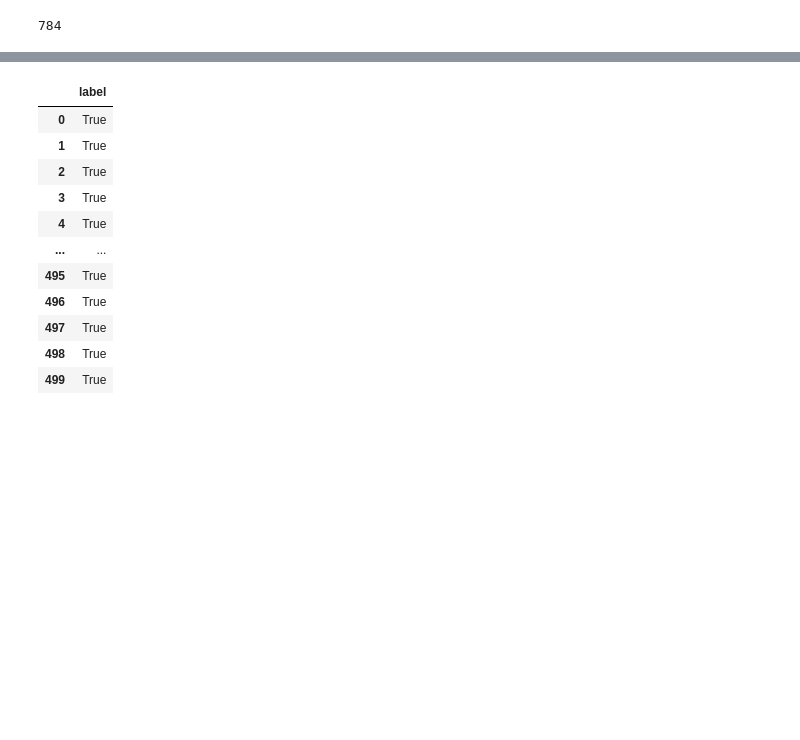
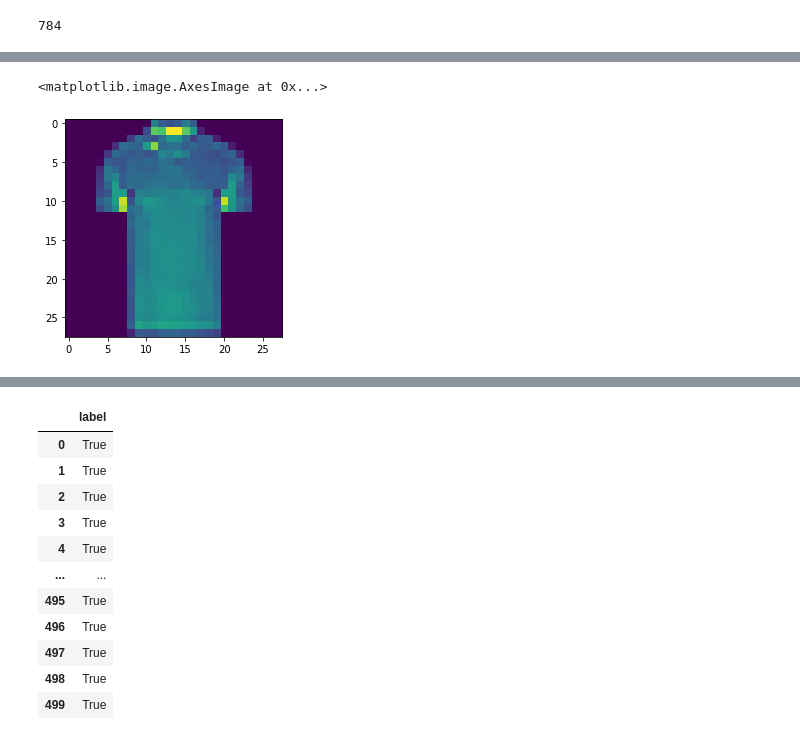
Before and after one commit to iQuHACK/2023_IonQ_Remote, a Jupyter notebook: part1_with_pca.ipynb, the cells around one changed output, grey strips where cells are left out. Saved outputs shown, nothing was run; the diff lists cells and outputs as text; code cells hidden in the pictures; blank space fills up the shorter version.

```diff
--- a/part1_with_pca.ipynb
+++ b/part1_with_pca.ipynb
@@ -400,0 +445,5 @@ print(f*(0.999**gatecount))
+# %%
+plt.imshow(images[max_iter])
+# %% [output]
+<matplotlib.image.AxesImage at 0x...>
+[figure, added]
```
Also changed, not shown: parts of 11 cells of this notebook, 1 other file.
